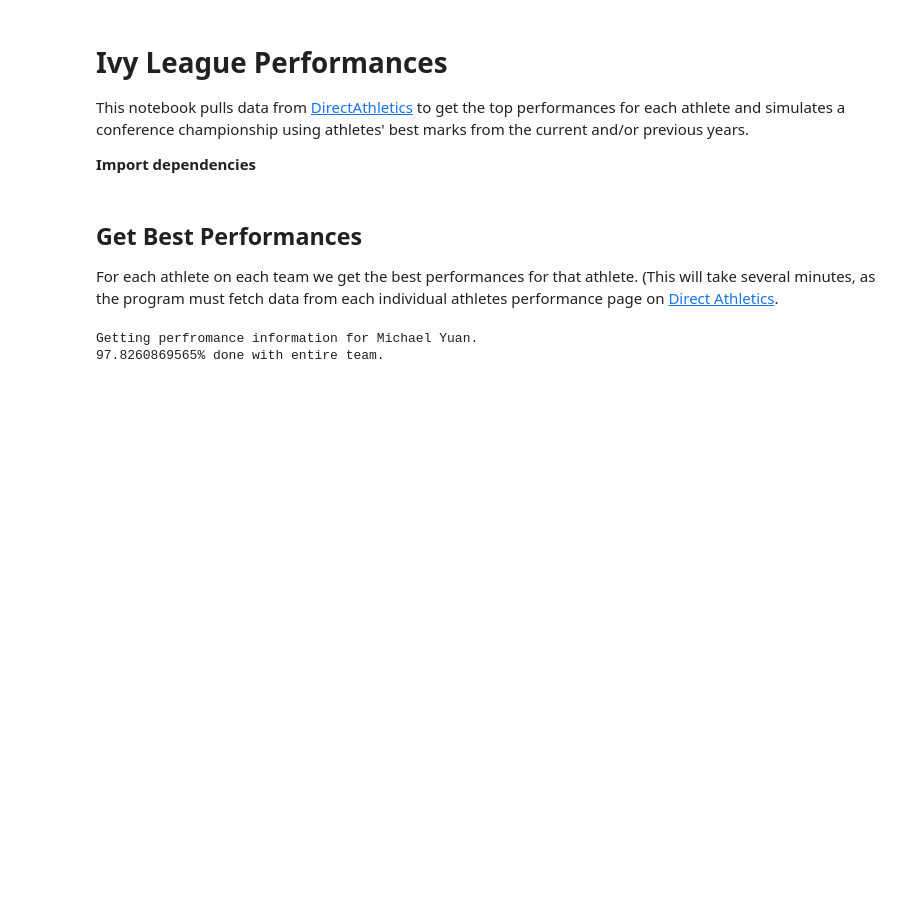
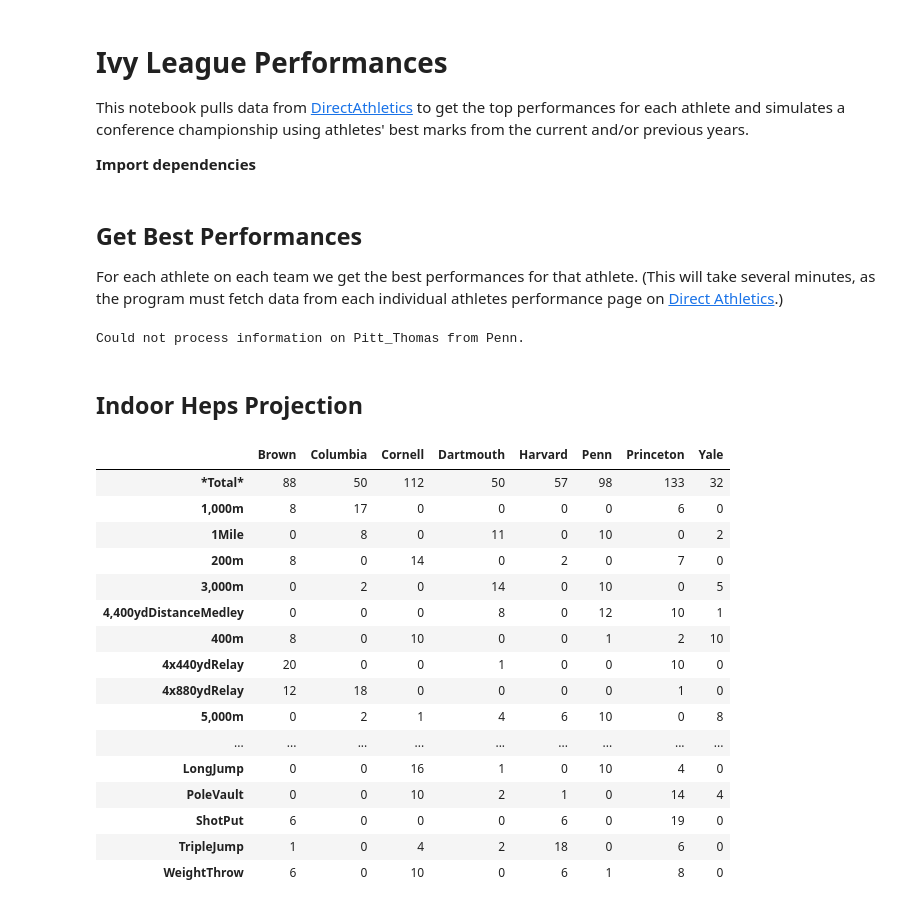
Before and after one commit to malcolmjmr/track, a Jupyter notebook: Ivy League Performances.ipynb, the cells around one changed output. Saved outputs shown, nothing was run; the diff lists cells and outputs as text; code cells hidden in the pictures; blank space fills up the shorter version.

```diff
--- a/Ivy League Performances.ipynb
+++ b/Ivy League Performances.ipynb
@@ -9,7 +10,7 @@ from direct_athletics import *
 from team_performances import *
 # %% [markdown]
 ## Get Best Performances
-For each athlete on each team we get the best performances for that athlete. (This will take several minutes, as the program must fetch data from each individual athletes performance page on [Direct Athletics](https://directathletics).
+For each athlete on each team we get the best performances for that athlete. (This will take several minutes, as the program must fetch data from each individual athletes performance page on [Direct Athletics](https://directathletics).)
 # %%
 initial_team_id = 1166 # Havard is the first Ivy league team in DA database
 
@@ -17,7 +18,12 @@ initial_team_id = 1166 # Havard is the first Ivy league team in DA database
 team_ids = range(initial_team_id,initial_team_id+(2*8),2)
 
 # Get top performances for each athlete on each team (uncomment the next line to get the performance data)
-# team_performances = get_team_performances(team_ids)
+if not os.path.isfile('team_performances.json'):
+    top_performances = get_team_performances(team_ids)
+    save_performances(top_performances)
+
+top_performances = open_performances('team_performances.json')
+
+top_marks = get_top_marks(top_performances, limit=15)
 # %% [output]
-Getting perfromance information for Michael Yuan.
-97.8260869565% done with entire team.
+Could not process information on Pitt_Thomas from Penn.
@@ -25,0 +30,27 @@ del team_performances['Harvard']['Safo_Elliot']
+# %% [markdown]
+## Indoor Heps Projection
+# %%
+indoor_heps_url = 'https://www.directathletics.com/results/track/38312.html'
+events = get_meet_events(indoor_heps_url)
+teams = top_performances.keys()
+
+team_scores = get_team_scores(teams, events, top_marks)
+team_scores
+# %% [output]
+|  | Brown | Columbia | Cornell | Dartmouth | Harvard | Penn | Princeton | Yale |
+| *Total* | 88 | 50 | 112 | 50 | 57 | 98 | 133 | 32 |
+| 1,000m | 8 | 17 | 0 | 0 | 0 | 0 | 6 | 0 |
+| 1Mile | 0 | 8 | 0 | 11 | 0 | 10 | 0 | 2 |
+| 200m | 8 | 0 | 14 | 0 | 2 | 0 | 7 | 0 |
+| 3,000m | 0 | 2 | 0 | 14 | 0 | 10 | 0 | 5 |
+| 4,400ydDistanceMedley | 0 | 0 | 0 | 8 | 0 | 12 | 10 | 1 |
+| 400m | 8 | 0 | 10 | 0 | 0 | 1 | 2 | 10 |
+| 4x440ydRelay | 20 | 0 | 0 | 1 | 0 | 0 | 10 | 0 |
+| 4x880ydRelay | 12 | 18 | 0 | 0 | 0 | 0 | 1 | 0 |
+| 5,000m | 0 | 2 | 1 | 4 | 6 | 10 | 0 | 8 |
+| ... | ... | ... | ... | ... | ... | ... | ... | ... |
+| LongJump | 0 | 0 | 16 | 1 | 0 | 10 | 4 | 0 |
+| PoleVault | 0 | 0 | 10 | 2 | 1 | 0 | 14 | 4 |
+| ShotPut | 6 | 0 | 0 | 0 | 6 | 0 | 19 | 0 |
+| TripleJump | 1 | 0 | 4 | 2 | 18 | 0 | 6 | 0 |
+| WeightThrow | 6 | 0 | 10 | 0 | 6 | 1 | 8 | 0 |
```
Also changed, not shown: parts of 11 cells of this notebook, 6 other files.
